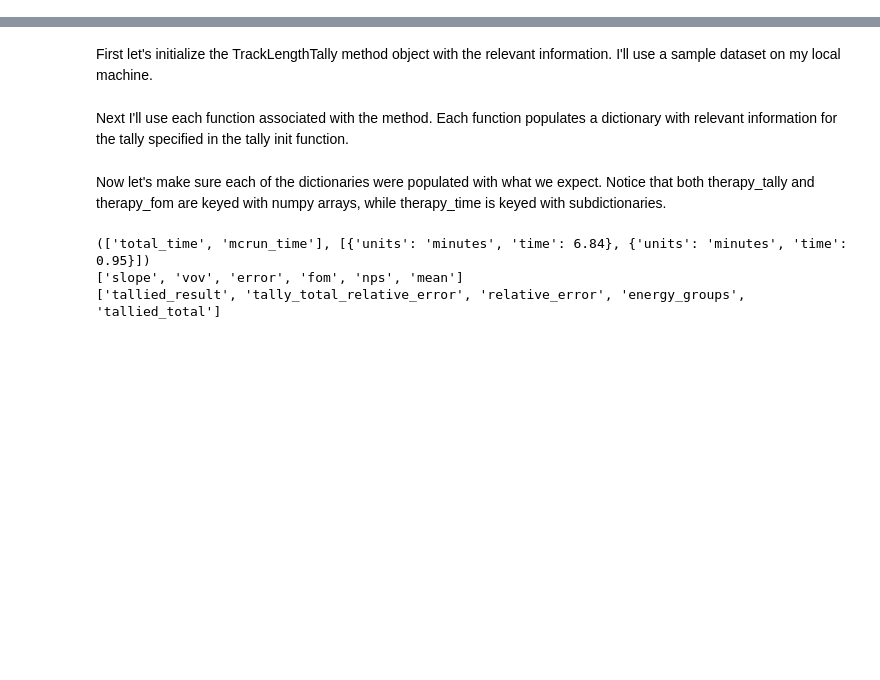
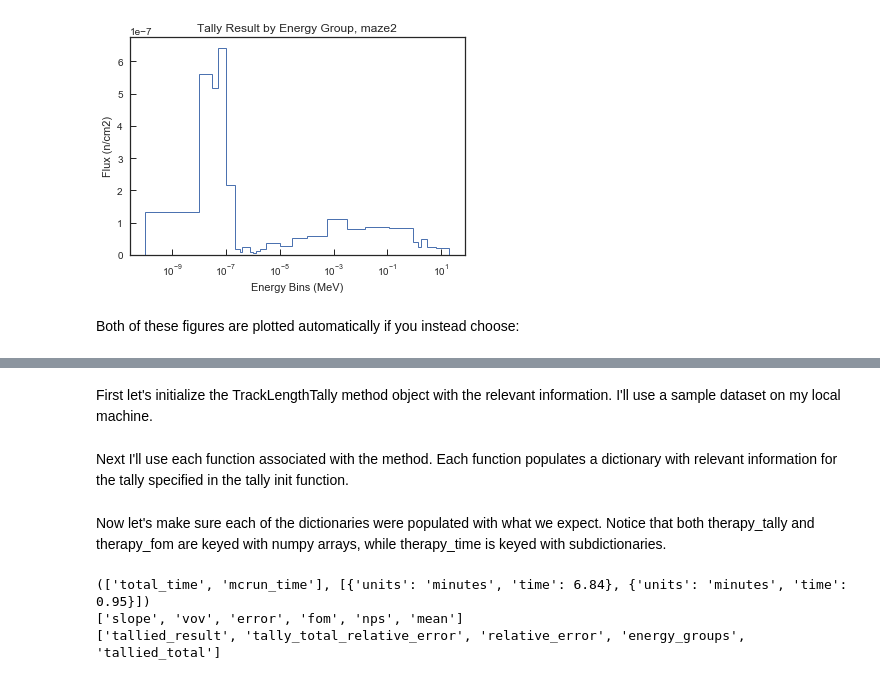
Before and after one commit to munkm/thesiscode, a Jupyter notebook: notebooks/postprocessing-tools.ipynb, the cells around one changed output, grey strips where cells are left out. Saved outputs shown, nothing was run; the diff lists cells and outputs as text; code cells hidden in the pictures; blank space fills up the shorter version.

```diff
--- a/notebooks/postprocessing-tools.ipynb
+++ b/notebooks/postprocessing-tools.ipynb
@@ -9,0 +151,3 @@ from mcnpoutput import TrackLengthTally
+# %%
+energy_histogram(groups,result, plot_title='Tally Result by Energy Group, maze2', y_title='Flux (n/cm2)', savepath=None)
+# %% [output]
@@ -9,0 +156,3 @@ from mcnpoutput import TrackLengthTally
+[figure, added]
+# %% [markdown]
+Both of these figures are plotted automatically if you instead choose:
```
Also changed, not shown: parts of 30 cells of this notebook.
